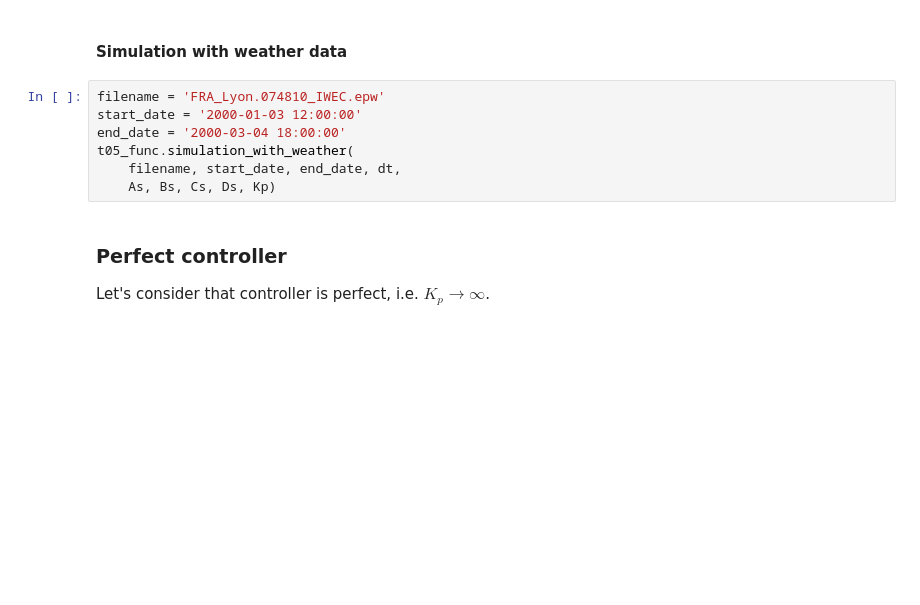
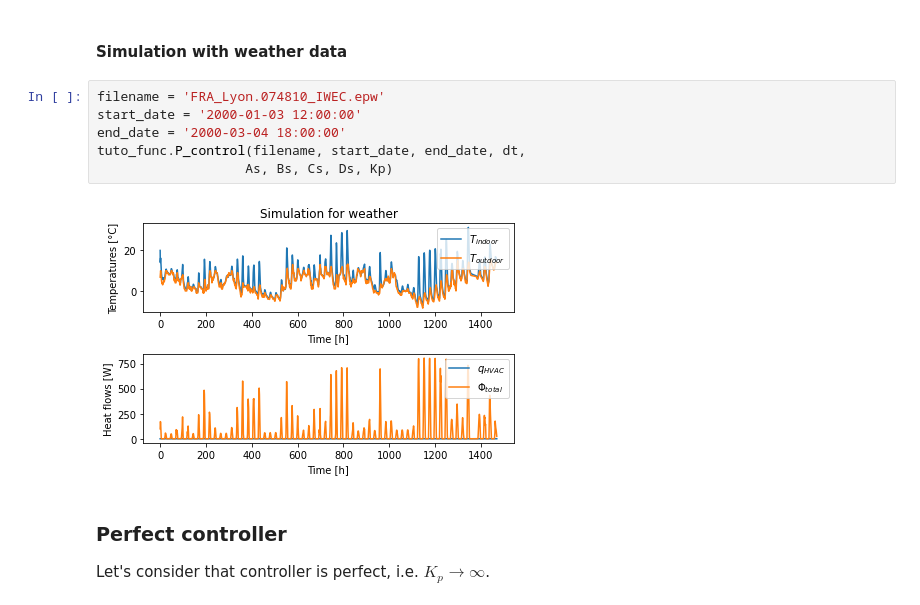
Before and after one commit to cmg-git/dm4bem, a Jupyter notebook: t05AssTC.ipynb, the cells around one changed output. Cells and saved outputs as stored; diff of their text form; blank space fills up the shorter version.

```diff
--- a/t05AssTC.ipynb
+++ b/t05AssTC.ipynb
@@ -249,10 +251,11 @@ t05_func.step_response(duration, dt, As, Bs, Cs, Ds)
 # %%
 filename = 'FRA_Lyon.074810_IWEC.epw'
 start_date = '2000-01-03 12:00:00'
 end_date = '2000-03-04 18:00:00'
-t05_func.simulation_with_weather(
-    filename, start_date, end_date, dt,
-    As, Bs, Cs, Ds, Kp)
+tuto_func.P_control(filename, start_date, end_date, dt,
+                   As, Bs, Cs, Ds, Kp)
+# %% [output]
+[figure, added]
 # %% [markdown]
 ### Perfect controller
 
```
Also changed, not shown: parts of 7 cells of this notebook, 2 other files.
